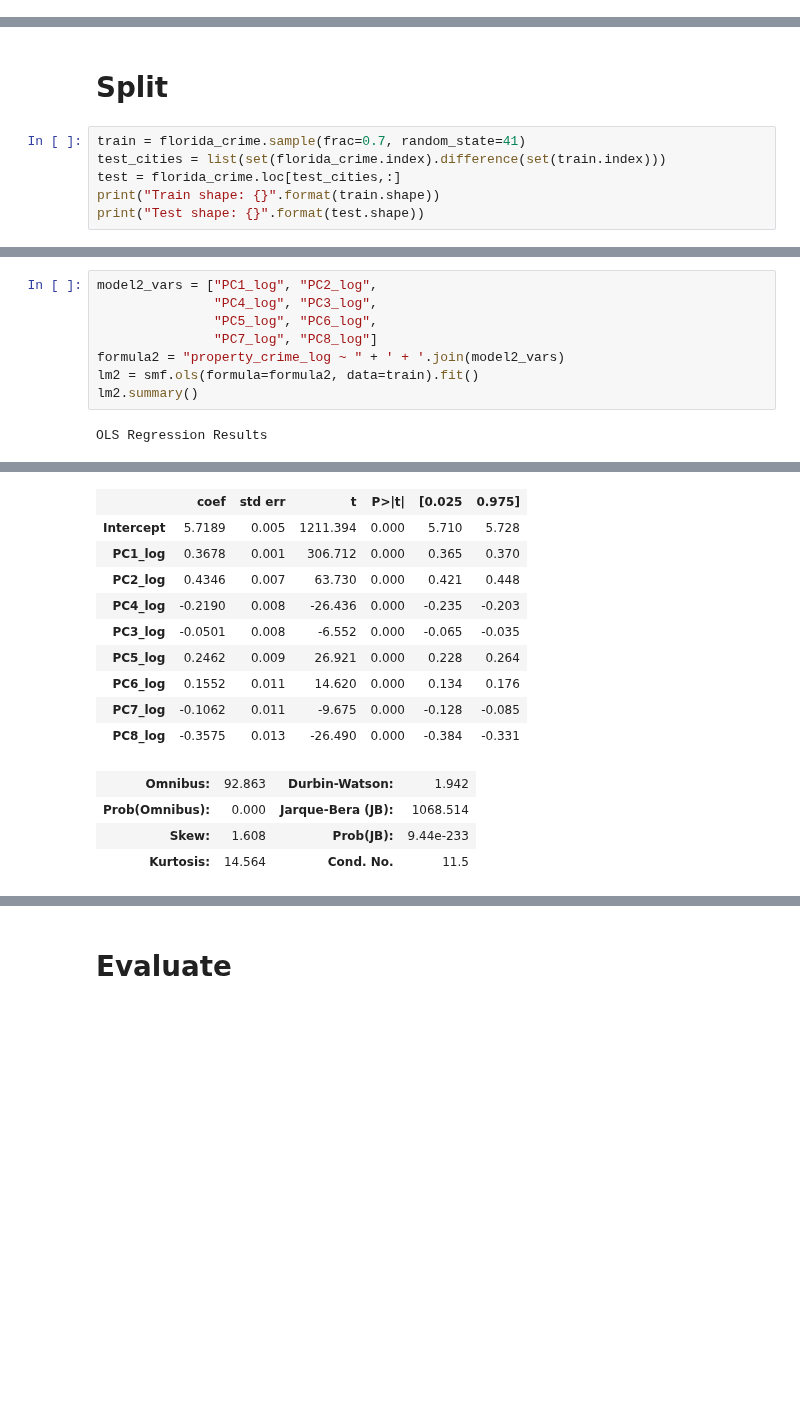
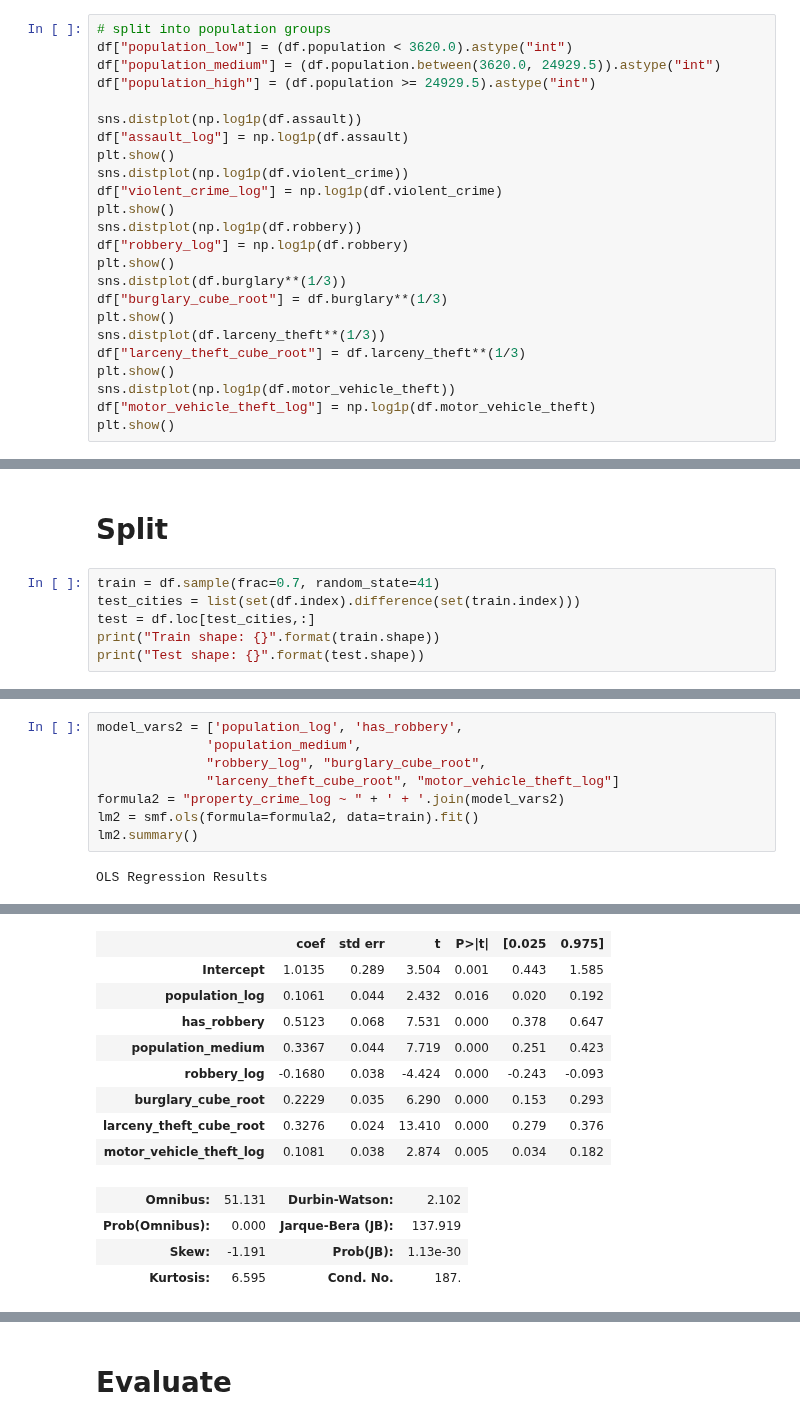
Before and after one commit to mkm29/DataScience, a Jupyter notebook: thinkful/unit/2/4/challenge_crime_regression.ipynb, the cells around one changed output, grey strips where cells are left out. Drawn from its saved outputs; the diff is of its cells as text; blank space fills up the shorter version.

```diff
--- a/thinkful/unit/2/4/challenge_crime_regression.ipynb
+++ b/thinkful/unit/2/4/challenge_crime_regression.ipynb
@@ -218,0 +95,24 @@ florida_crime.head()
+# %%
+# split into population groups
+df["population_low"] = (df.population < 3620.0).astype("int")
+df["population_medium"] = (df.population.between(3620.0, 24929.5)).astype("int")
+df["population_high"] = (df.population >= 24929.5).astype("int")
+
+sns.distplot(np.log1p(df.assault))
+df["assault_log"] = np.log1p(df.assault)
+plt.show()
+sns.distplot(np.log1p(df.violent_crime))
+df["violent_crime_log"] = np.log1p(df.violent_crime)
+plt.show()
+sns.distplot(np.log1p(df.robbery))
+df["robbery_log"] = np.log1p(df.robbery)
+plt.show()
+sns.distplot(df.burglary**(1/3))
+df["burglary_cube_root"] = df.burglary**(1/3)
+plt.show()
+sns.distplot(df.larceny_theft**(1/3))
+df["larceny_theft_cube_root"] = df.larceny_theft**(1/3)
+plt.show()
+sns.distplot(np.log1p(df.motor_vehicle_theft))
+df["motor_vehicle_theft_log"] = np.log1p(df.motor_vehicle_theft)
+plt.show()
@@ -219,9 +126,9 @@ florida_crime.head()
 # %% [markdown]
 # Split
 # %%
-train = florida_crime.sample(frac=0.7, random_state=41)
-test_cities = list(set(florida_crime.index).difference(set(train.index)))
-test = florida_crime.loc[test_cities,:]
+train = df.sample(frac=0.7, random_state=41)
+test_cities = list(set(df.index).difference(set(train.index)))
+test = df.loc[test_cities,:]
 print("Train shape: {}".format(train.shape))
 print("Test shape: {}".format(test.shape))
 # %% [output]
@@ -262,9 +175,9 @@ strong multicollinearity or other numerical problems.
 # %%
-model2_vars = ["PC1_log", "PC2_log",
-               "PC4_log", "PC3_log",
-               "PC5_log", "PC6_log",
-               "PC7_log", "PC8_log"]
-formula2 = "property_crime_log ~ " + ' + '.join(model2_vars)
+model_vars2 = ['population_log', 'has_robbery',
+              'population_medium',
+              "robbery_log", "burglary_cube_root",
+              "larceny_theft_cube_root", "motor_vehicle_theft_log"]
+formula2 = "property_crime_log ~ " + ' + '.join(model_vars2)
 lm2 = smf.ols(formula=formula2, data=train).fit()
 lm2.summary()
 # %% [output]
@@ -280,18 +193,17 @@ OLS Regression Results
 | Covariance Type: | nonrobust |  |  |
 |  | coef | std err | t | P>|t| | [0.025 | 0.975] |
-| Intercept | 5.7189 | 0.005 | 1211.394 | 0.000 | 5.710 | 5.728 |
-| PC1_log | 0.3678 | 0.001 | 306.712 | 0.000 | 0.365 | 0.370 |
-| PC2_log | 0.4346 | 0.007 | 63.730 | 0.000 | 0.421 | 0.448 |
-| PC4_log | -0.2190 | 0.008 | -26.436 | 0.000 | -0.235 | -0.203 |
-| PC3_log | -0.0501 | 0.008 | -6.552 | 0.000 | -0.065 | -0.035 |
-| PC5_log | 0.2462 | 0.009 | 26.921 | 0.000 | 0.228 | 0.264 |
-| PC6_log | 0.1552 | 0.011 | 14.620 | 0.000 | 0.134 | 0.176 |
-| PC7_log | -0.1062 | 0.011 | -9.675 | 0.000 | -0.128 | -0.085 |
-| PC8_log | -0.3575 | 0.013 | -26.490 | 0.000 | -0.384 | -0.331 |
+| Intercept | 1.0135 | 0.289 | 3.504 | 0.001 | 0.443 | 1.585 |
+| population_log | 0.1061 | 0.044 | 2.432 | 0.016 | 0.020 | 0.192 |
+| has_robbery | 0.5123 | 0.068 | 7.531 | 0.000 | 0.378 | 0.647 |
+| population_medium | 0.3367 | 0.044 | 7.719 | 0.000 | 0.251 | 0.423 |
+| robbery_log | -0.1680 | 0.038 | -4.424 | 0.000 | -0.243 | -0.093 |
+| burglary_cube_root | 0.2229 | 0.035 | 6.290 | 0.000 | 0.153 | 0.293 |
+| larceny_theft_cube_root | 0.3276 | 0.024 | 13.410 | 0.000 | 0.279 | 0.376 |
+| motor_vehicle_theft_log | 0.1081 | 0.038 | 2.874 | 0.005 | 0.034 | 0.182 |
-| Omnibus: | 92.863 | Durbin-Watson: | 1.942 |
-| Prob(Omnibus): | 0.000 | Jarque-Bera (JB): | 1068.514 |
-| Skew: | 1.608 | Prob(JB): | 9.44e-233 |
-| Kurtosis: | 14.564 | Cond. No. | 11.5 |
+| Omnibus: | 51.131 | Durbin-Watson: | 2.102 |
+| Prob(Omnibus): | 0.000 | Jarque-Bera (JB): | 137.919 |
+| Skew: | -1.191 | Prob(JB): | 1.13e-30 |
+| Kurtosis: | 6.595 | Cond. No. | 187. |
 Warnings:
 [1] Standard Errors assume that the covariance matrix of the errors is correctly specified.
 # %% [markdown]
```
Also changed, not shown: parts of 47 cells of this notebook.
